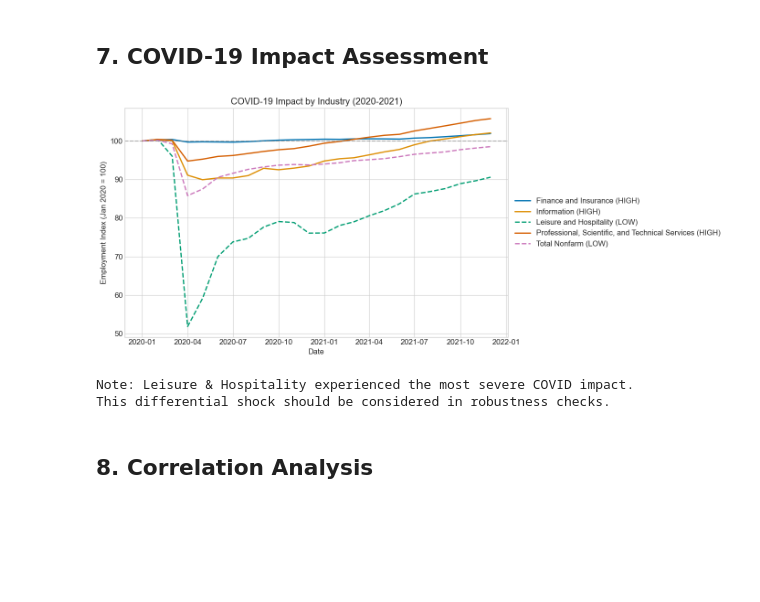
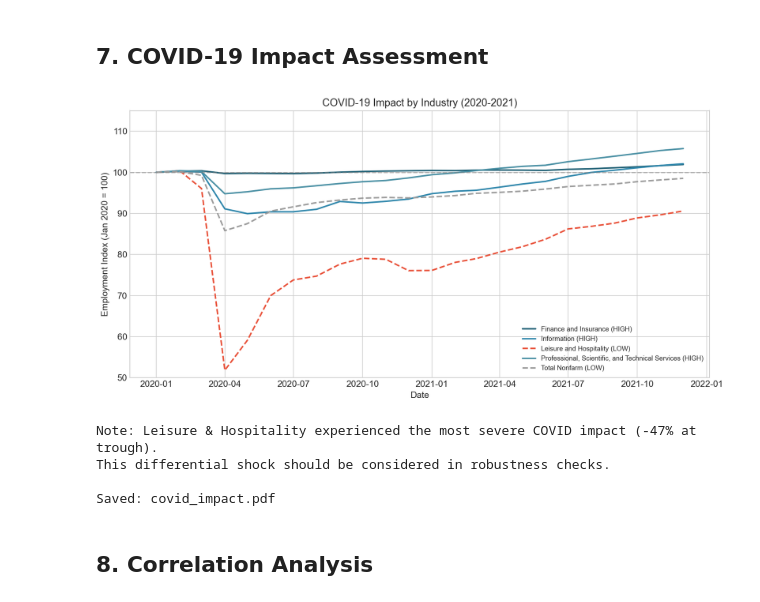
Before and after one commit to jeevanbhatta/AI_Effects_On_Labour_Market, a Jupyter notebook: analysis/preliminary_analysis.ipynb, the cells around one changed output. Cells and saved outputs as stored; diff of their text form; code cells hidden in the pictures; blank space fills up the shorter version.

```diff
--- a/analysis/preliminary_analysis.ipynb
+++ b/analysis/preliminary_analysis.ipynb
@@ -1,18 +1,21 @@
 # %% [markdown]
 ## 1. Setup and Data Loading
 # %%
-!pip install pandas numpy matplotlib seaborn
-
 import pandas as pd
 import numpy as np
 import matplotlib.pyplot as plt
 import seaborn as sns
+import os
+
+# Create figures directory if it doesn't exist
+os.makedirs('../paper/figures', exist_ok=True)
 
 # Set style
 plt.style.use('seaborn-v0_8-whitegrid')
 sns.set_palette('colorblind')
 plt.rcParams['figure.figsize'] = (12, 6)
 plt.rcParams['font.size'] = 12
+plt.rcParams['figure.dpi'] = 150
 
 # Suppress warnings
 import warnings
@@ -422,37 +455,46 @@ plt.show()
 # %% [markdown]
 ## 7. COVID-19 Impact Assessment
 # %%
-# COVID impact by industry
+# COVID-19 Impact by Industry
 covid_period = national[(national['Date'] >= '2020-01-01') & (national['Date'] <= '2021-12-31')]
 
-fig, ax = plt.subplots(figsize=(14, 6))
+fig, ax = plt.subplots(figsize=(12, 6))
+
+colors = {'Information': '#2E86AB', 'Finance and Insurance': '#1E5F74',
+          'Professional, Scientific, and Technical Services': '#4A90A4',
+          'Leisure and Hospitality': '#E94F37', 'Total Nonfarm': '#9B9B9B'}
 
 for industry in national['Industry'].unique():
     ind_data = covid_period[covid_period['Industry'] == industry]
-    # Normalize to Jan 2020
     baseline = ind_data[ind_data['Date'] == pd.Timestamp('2020-01-01')]['Employment'].values
     if len(baseline) > 0:
         normalized = (ind_data['Employment'] / baseline[0]) * 100
         high_exp = ind_data['HighExposure'].iloc[0]
         linestyle = '-' if high_exp == 1 else '--'
         ax.plot(ind_data['Date'], normalized,
                 label=f"{industry} ({'HIGH' if high_exp else 'LOW'})",
-                linestyle=linestyle, linewidth=2)
+                linestyle=linestyle, linewidth=2, color=colors.get(industry, 'gray'))
 
 ax.axhline(100, color='gray', linestyle='--', alpha=0.5)
-ax.set_xlabel('Date')
-ax.set_ylabel('Employment Index (Jan 2020 = 100)')
-ax.set_title('COVID-19 Impact by Industry (2020-2021)')
-ax.legend(loc='center left', bbox_to_anchor=(1, 0.5))
+ax.set_xlabel('Date', fontsize=12)
+ax.set_ylabel('Employment Index (Jan 2020 = 100)', fontsize=12)
+ax.set_title('COVID-19 Impact by Industry (2020-2021)', fontsize=14)
+ax.legend(loc='lower right', fontsize=9)
+ax.set_ylim([50, 115])
 plt.tight_layout()
+plt.savefig('../paper/figures/covid_impact.pdf', bbox_inches='tight', dpi=300)
+plt.savefig('../paper/figures/covid_impact.png', bbox_inches='tight', dpi=300)
 plt.show()
 
-print("\nNote: Leisure & Hospitality experienced the most severe COVID impact.")
+print("\nNote: Leisure & Hospitality experienced the most severe COVID impact (-47% at trough).")
 print("This differential shock should be considered in robustness checks.")
+print("\nSaved: covid_impact.pdf")
 # %% [output]
-[figure, old version]
+[figure, new version]
-Note: Leisure & Hospitality experienced the most severe COVID impact.
+Note: Leisure & Hospitality experienced the most severe COVID impact (-47% at trough).
 This differential shock should be considered in robustness checks.
+
+Saved: covid_impact.pdf
 # %% [markdown]
 ## 8. Correlation Analysis
 # %%
```
Also changed, not shown: parts of 6 cells of this notebook, 27 other files.
